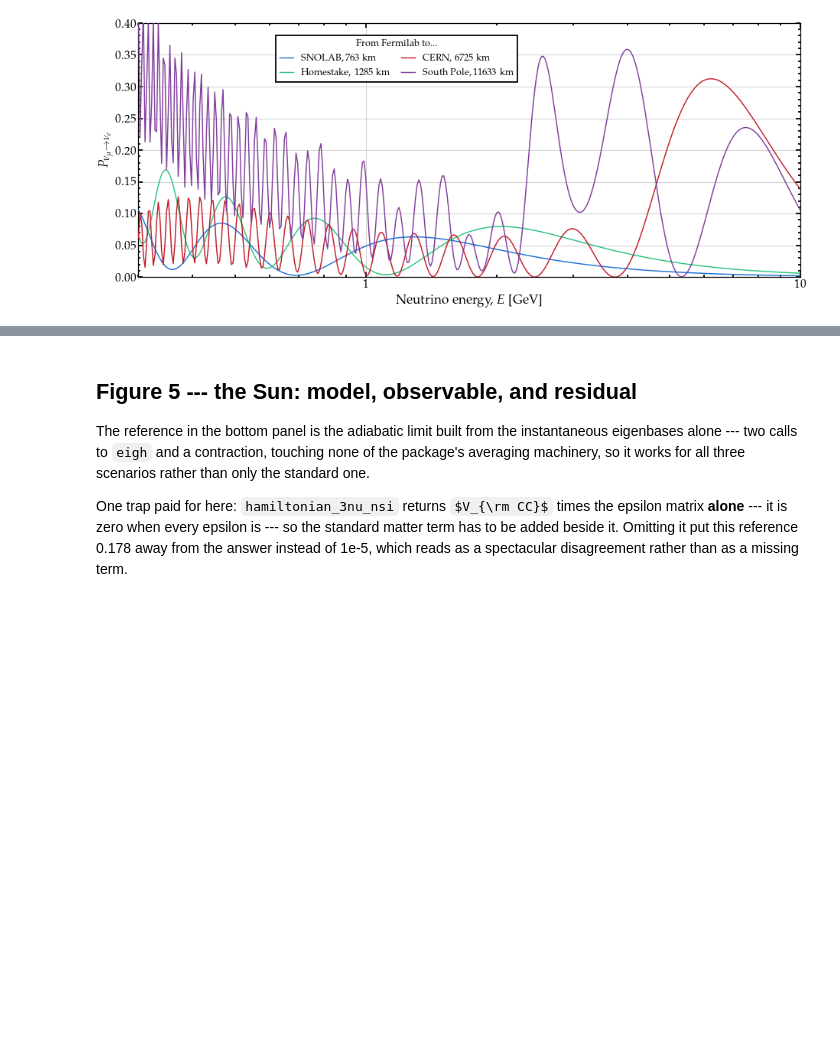
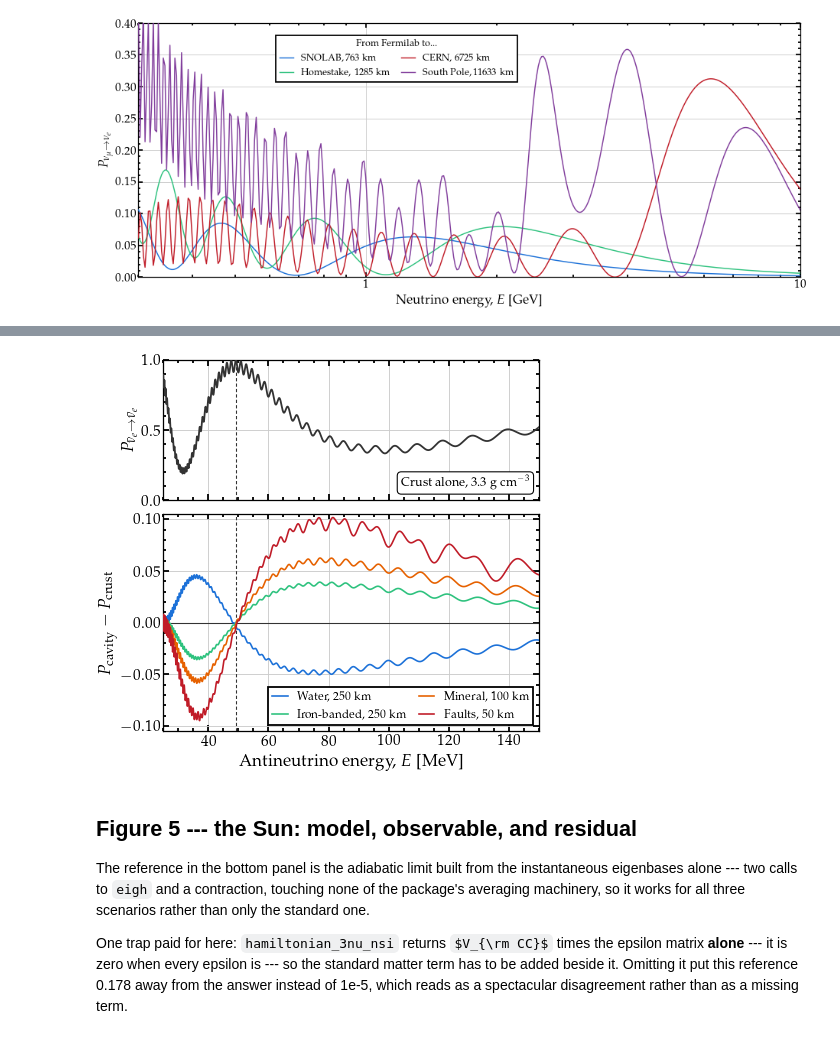
Before and after one commit to mbustama/Magnus, a Jupyter notebook: notebooks/28_magnus_paper_figures.ipynb, the cells around one changed output, grey strips where cells are left out. Cells and saved outputs as stored; diff of their text form; code cells hidden in the pictures; some formulas as TeX source; blank space fills up the shorter version.

```diff
--- a/notebooks/28_magnus_paper_figures.ipynb
+++ b/notebooks/28_magnus_paper_figures.ipynb
@@ -2386,0 +2392,83 @@ save(fig, 'named_baselines.pdf')
+# %%
+# --------------------------------------------- a cavity in the Earth's crust
+# The search of arXiv:1201.6080, done with magnus: a low-energy antineutrino beam over
+# 1500 km of crust, against the same beam crossing a slab of anomalous density.  The
+# crust is uniform, so the reference needs no profile at all -- the scenario function
+# takes a number wherever it takes a function.
+CAV_L0 = 1500.0                            # km, source to detector
+CAV_RHO_CRUST, CAV_YE_CRUST = 3.3, 0.5     # the outermost PREM layers, averaged
+CAV_E = np.linspace(25.0, 150.0, 2500)*gd.UNIT_MEV
+CAV_KW = dict(osc_params=OSC, L0=0.0, nu_i=gd.NUE, nu_f=gd.NUE, nubar=True,
+              rtol=RTOL_FIG, atol=ATOL_FIG, density_is_of_number_of_electrons=True)
+# Water, an iron-banded formation, a mineral deposit, a zone of seismic faults.  The
+# widths fall as the density contrast grows, which is how the four were chosen there.
+CAVITIES = ((1.0, 0.555, 250.0, BLUE, 'Water, 250 km'),
+            (5.0, 0.500, 250.0, GREEN, 'Iron-banded, 250 km'),
+            (10.0, 0.500, 100.0, ORANGE, 'Mineral, 100 km'),
+            (25.0, 0.500, 50.0, RED, 'Faults, 50 km'))
+
+
+def cav_ne(rho, ye):
+    """Electron density [eV^3] of uniform matter of density rho [g cm^-3]."""
+    return matter.num_density_e_func(
+        0.0, lambda _: rho, electron_fraction=ye,
+        ratio_number_neutrons_to_protons=(1.0-ye)/ye,
+        density_matter_is_in_g_per_cm3=True)
+
+
+NE_CRUST = cav_ne(CAV_RHO_CRUST, CAV_YE_CRUST)
+
+
+def cav_profile(rho, ye, w):
+    """A crust holding one centered cavity, plus the positions of its two walls."""
+    d = (CAV_L0 - w)/2.0
+    ne_in = cav_ne(rho, ye)
+
+    def profile(l):
+        x = np.asarray(l, dtype=float)/gd.UNIT_KM
+        return NE_CRUST + (ne_in - NE_CRUST)*((x >= d) & (x <= d + w))
+
+    return profile, np.array([d, d + w])*gd.UNIT_KM
+
+
+# Twelve thousand five hundred probabilities in under a second: nothing is cached here.
+CAV_P0 = np.asarray(quiet(oscprob.osc_prob_matter_std_potential, 3, NE_CRUST, CAV_E,
+                          CAV_L0*gd.UNIT_KM, **CAV_KW))
+CAV_DP = []
+for cav_rho, cav_ye, cav_w, _, _ in CAVITIES:
+    cav_prof, cav_walls = cav_profile(cav_rho, cav_ye, cav_w)
+    CAV_DP.append(np.asarray(quiet(oscprob.osc_prob_matter_std_potential, 3, cav_prof,
+                                   CAV_E, CAV_L0*gd.UNIT_KM, t_breakpoints=cav_walls,
+                                   **CAV_KW)) - CAV_P0)
+
+CAV_EM = CAV_E/gd.UNIT_MEV
+# Every cavity curve crosses zero at the reference maximum.  The probability is
+# stationary there, so a change of density cannot move it at first order.
+CAV_E_STAT = float(CAV_EM[CAV_P0.argmax()])
+
+fig, (ax0, ax1) = plt.subplots(2, 1, figsize=(COL, 3.30), sharex=True,
+                               gridspec_kw=dict(height_ratios=[1.0, 1.55]))
+for ax in (ax0, ax1):
+    ax.axvline(CAV_E_STAT, color=INK, lw=0.6, ls=(0, (3, 2)), zorder=2)
+    ax.grid(True, which='major', color=GRID, lw=0.5)
+    ax.set_axisbelow(True)
+ax0.plot(CAV_EM, CAV_P0, color=INK, lw=1.0, zorder=3)
+ax0.set_ylim(0.0, 1.0); ax0.set_yticks([0.0, 0.5, 1.0])
+ax0.set_ylabel(r'$P_{\bar{\nu}_e \to \bar{\nu}_e}$', labelpad=2.0)
+corner(ax0, r'Crust alone, $3.3$~g~cm$^{-3}$', loc='lower right', fontsize=7.0,
+       x=0.975, y=0.07)
+for (cav_rho, cav_ye, cav_w, cav_color, cav_label), cav_dP in zip(CAVITIES, CAV_DP):
+    ax1.plot(CAV_EM, cav_dP, color=cav_color, lw=0.9, zorder=3, label=cav_label)
+ax1.axhline(0.0, color=INK, lw=0.6, zorder=2)
+ax1.set_xlim(CAV_EM[0], CAV_EM[-1]); ax1.set_ylim(-0.105, 0.105)
+ax1.set_xlabel(r'Antineutrino energy, $E$ [MeV]', labelpad=2.0)
+ax1.set_ylabel(r'$P_{\rm cavity} - P_{\rm crust}$', labelpad=2.0)
+ax1.legend(loc='lower right', ncol=2, fontsize=6.6, handlelength=1.3,
+           columnspacing=1.0, borderpad=0.35)
+fig.tight_layout(pad=0.4)
+fig.subplots_adjust(hspace=0.08)
+print('  reference peaks at %.1f MeV, P = %.4f' % (CAV_E_STAT, CAV_P0.max()))
+print('  largest shift per cavity: %s'
+      % ', '.join('%+.3f' % d[np.abs(d).argmax()] for d in CAV_DP))
+save(fig, 'cavity.pdf')
+# %% [output]
@@ -2387,3 +2478,4 @@ save(fig, 'named_baselines.pdf')
+[figure, added]
 # %% [markdown]
 ## Figure 5 --- the Sun: model, observable, and residual
 
```
Also changed, not shown: parts of 7 cells of this notebook, 2 other files.
